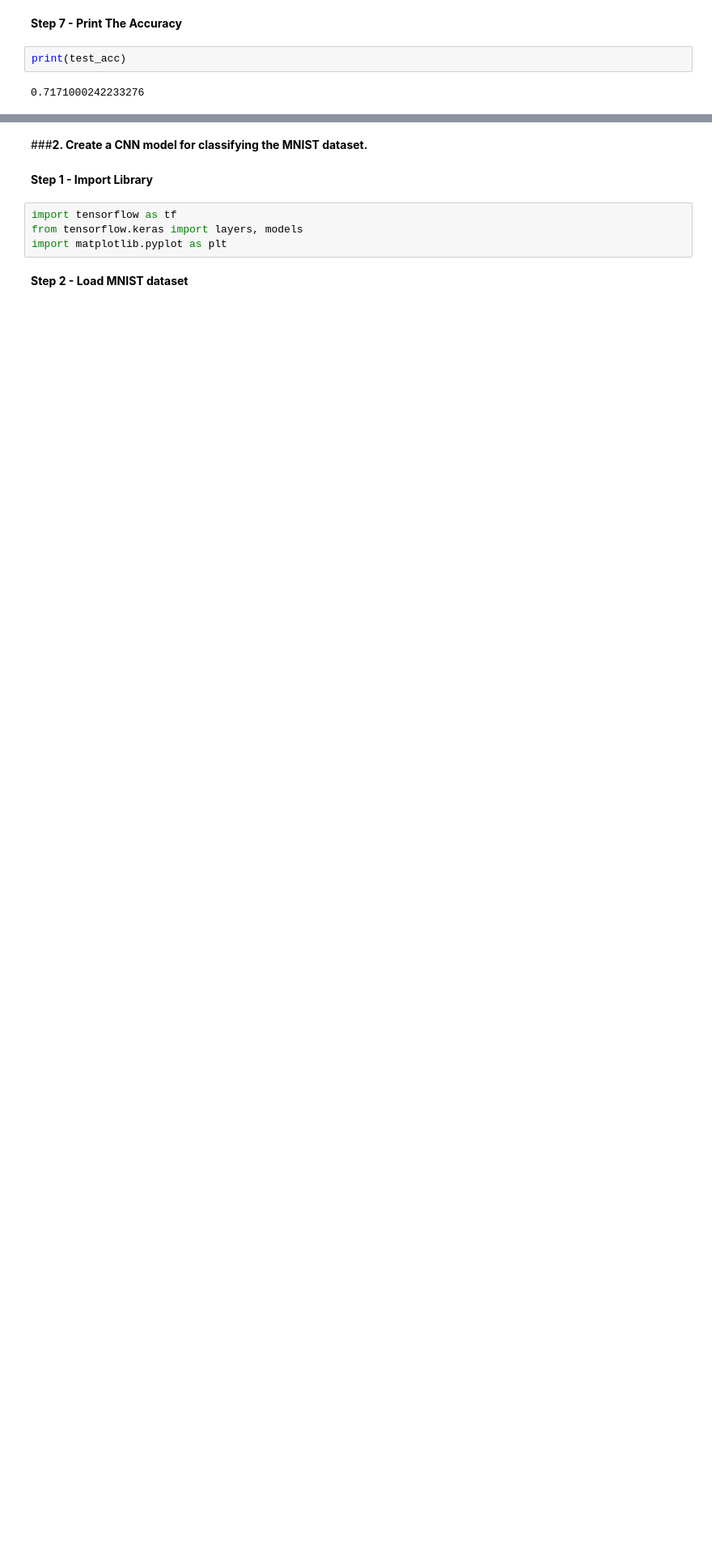
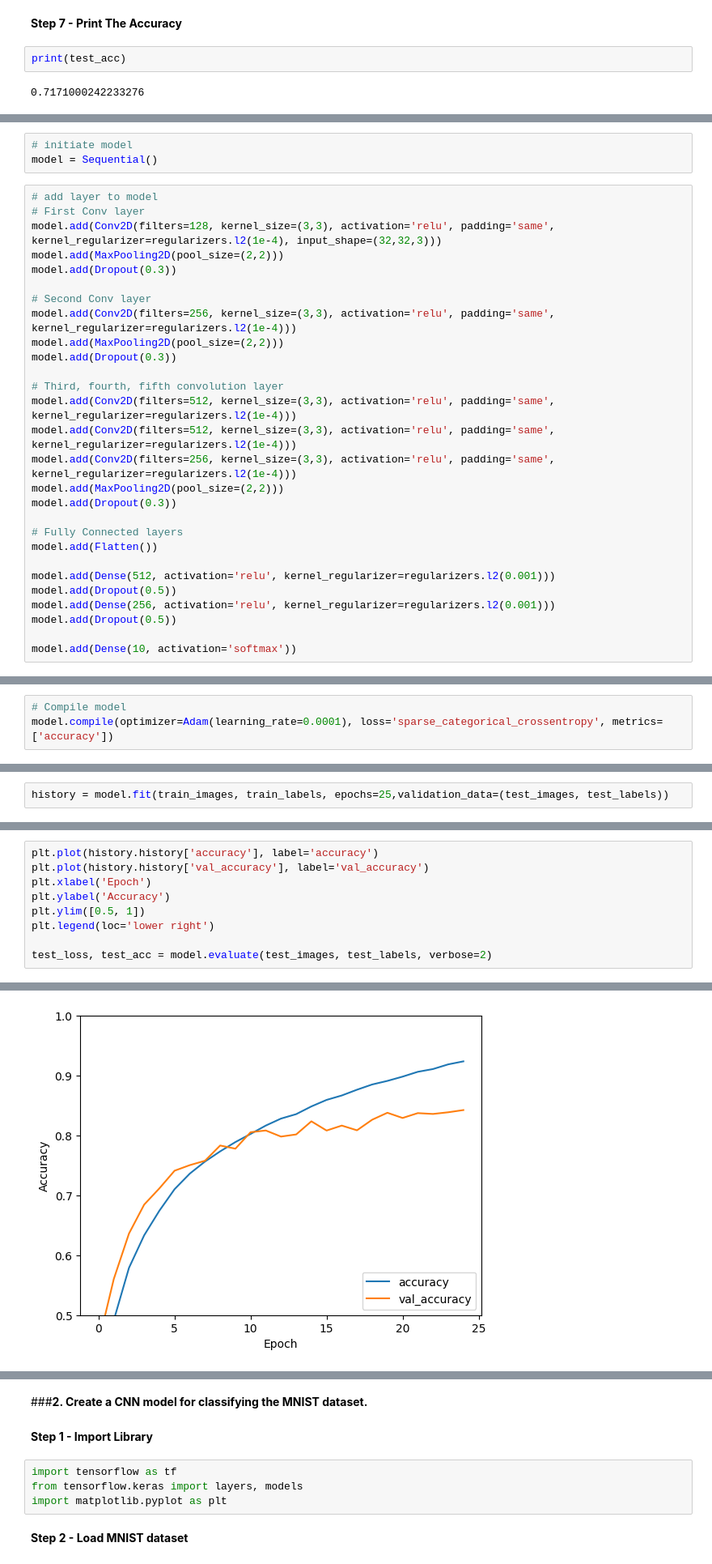
Before and after one commit to fnsalamaa/Machine-Learning, a Jupyter notebook: Machine_Learning_Week11.ipynb, the cells around one changed output, grey strips where cells are left out. Shown at 81% size. Cells and saved outputs as stored; diff of their text form; blank space fills up the shorter version.

```diff
--- a/Machine_Learning_Week11.ipynb
+++ b/Machine_Learning_Week11.ipynb
@@ -301,0 +354,31 @@ print(test_acc)
+# %%
+# initiate model
+model = Sequential()
+# %%
+# add layer to model
+# First Conv layer
+model.add(Conv2D(filters=128, kernel_size=(3,3), activation='relu', padding='same', kernel_regularizer=regularizers.l2(1e-4), input_shape=(32,32,3)))
+model.add(MaxPooling2D(pool_size=(2,2)))
+model.add(Dropout(0.3))
+
+# Second Conv layer
+model.add(Conv2D(filters=256, kernel_size=(3,3), activation='relu', padding='same', kernel_regularizer=regularizers.l2(1e-4)))
+model.add(MaxPooling2D(pool_size=(2,2)))
+model.add(Dropout(0.3))
+
+# Third, fourth, fifth convolution layer
+model.add(Conv2D(filters=512, kernel_size=(3,3), activation='relu', padding='same', kernel_regularizer=regularizers.l2(1e-4)))
+model.add(Conv2D(filters=512, kernel_size=(3,3), activation='relu', padding='same', kernel_regularizer=regularizers.l2(1e-4)))
+model.add(Conv2D(filters=256, kernel_size=(3,3), activation='relu', padding='same', kernel_regularizer=regularizers.l2(1e-4)))
+model.add(MaxPooling2D(pool_size=(2,2)))
+model.add(Dropout(0.3))
+
+# Fully Connected layers
+model.add(Flatten())
+
+model.add(Dense(512, activation='relu', kernel_regularizer=regularizers.l2(0.001)))
+model.add(Dropout(0.5))
+model.add(Dense(256, activation='relu', kernel_regularizer=regularizers.l2(0.001)))
+model.add(Dropout(0.5))
+
+model.add(Dense(10, activation='softmax'))
@@ -301,0 +409,3 @@ print(test_acc)
+# %%
+# Compile model
+model.compile(optimizer=Adam(learning_rate=0.0001), loss='sparse_categorical_crossentropy', metrics=['accuracy'])
@@ -301,0 +416,2 @@ print(test_acc)
+# %%
+history = model.fit(train_images, train_labels, epochs=25,validation_data=(test_images, test_labels))
@@ -301,0 +440,10 @@ print(test_acc)
+# %%
+plt.plot(history.history['accuracy'], label='accuracy')
+plt.plot(history.history['val_accuracy'], label='val_accuracy')
+plt.xlabel('Epoch')
+plt.ylabel('Accuracy')
+plt.ylim([0.5, 1])
+plt.legend(loc='lower right')
+
+test_loss, test_acc = model.evaluate(test_images, test_labels, verbose=2)
+# %% [output]
@@ -301,0 +451 @@ print(test_acc)
+[figure, added]
```
Also changed, not shown: parts of 18 cells of this notebook.
